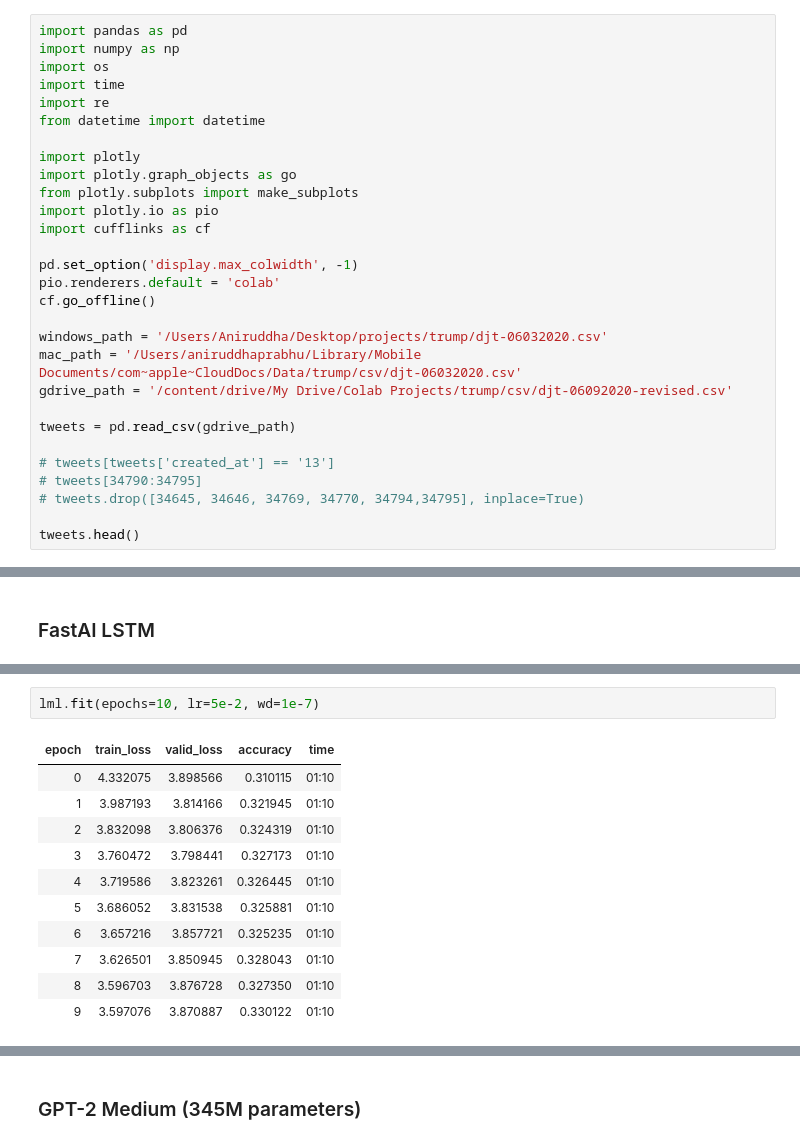
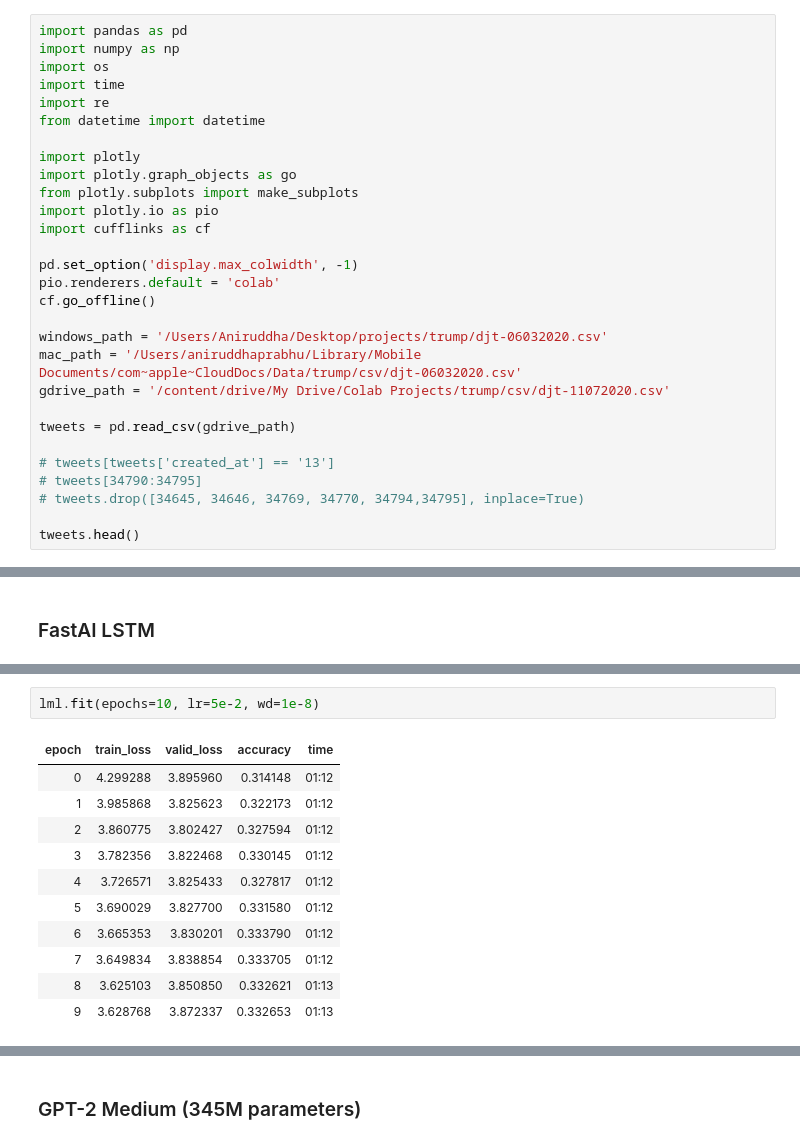
Before and after one commit to aniruddha823/Tweeter-In-Chief, a Jupyter notebook: Tweeter-in-Chief.ipynb, the cells around one changed output, grey strips where cells are left out. Drawn from its saved outputs; the diff is of its cells as text.

```diff
--- a/Tweeter-in-Chief.ipynb
+++ b/Tweeter-in-Chief.ipynb
@@ -40,7 +40,7 @@ cf.go_offline()
 
 windows_path = '/Users/Aniruddha/Desktop/projects/trump/djt-06032020.csv'
 mac_path = '/Users/aniruddhaprabhu/Library/Mobile Documents/com~apple~CloudDocs/Data/trump/csv/djt-06032020.csv'
-gdrive_path = '/content/drive/My Drive/Colab Projects/trump/csv/djt-06092020-revised.csv'
+gdrive_path = '/content/drive/My Drive/Colab Projects/trump/csv/djt-11072020.csv'
 
 tweets = pd.read_csv(gdrive_path)
 
@@ -321,17 +326,17 @@ lml.recorder.plot()
 # %%
-lml.fit(epochs=10, lr=5e-2, wd=1e-7)
+lml.fit(epochs=10, lr=5e-2, wd=1e-8)
 # %% [output]
 | epoch | train_loss | valid_loss | accuracy | time |
-| 0 | 4.332075 | 3.898566 | 0.310115 | 01:10 |
-| 1 | 3.987193 | 3.814166 | 0.321945 | 01:10 |
-| 2 | 3.832098 | 3.806376 | 0.324319 | 01:10 |
-| 3 | 3.760472 | 3.798441 | 0.327173 | 01:10 |
-| 4 | 3.719586 | 3.823261 | 0.326445 | 01:10 |
-| 5 | 3.686052 | 3.831538 | 0.325881 | 01:10 |
-| 6 | 3.657216 | 3.857721 | 0.325235 | 01:10 |
-| 7 | 3.626501 | 3.850945 | 0.328043 | 01:10 |
-| 8 | 3.596703 | 3.876728 | 0.327350 | 01:10 |
-| 9 | 3.597076 | 3.870887 | 0.330122 | 01:10 |
+| 0 | 4.299288 | 3.895960 | 0.314148 | 01:12 |
+| 1 | 3.985868 | 3.825623 | 0.322173 | 01:12 |
+| 2 | 3.860775 | 3.802427 | 0.327594 | 01:12 |
+| 3 | 3.782356 | 3.822468 | 0.330145 | 01:12 |
+| 4 | 3.726571 | 3.825433 | 0.327817 | 01:12 |
+| 5 | 3.690029 | 3.827700 | 0.331580 | 01:12 |
+| 6 | 3.665353 | 3.830201 | 0.333790 | 01:12 |
+| 7 | 3.649834 | 3.838854 | 0.333705 | 01:12 |
+| 8 | 3.625103 | 3.850850 | 0.332621 | 01:13 |
+| 9 | 3.628768 | 3.872337 | 0.332653 | 01:13 |
 # %%
 generated_tweets = []
 
```
Also changed, not shown: parts of 23 cells of this notebook, 6 other files.
